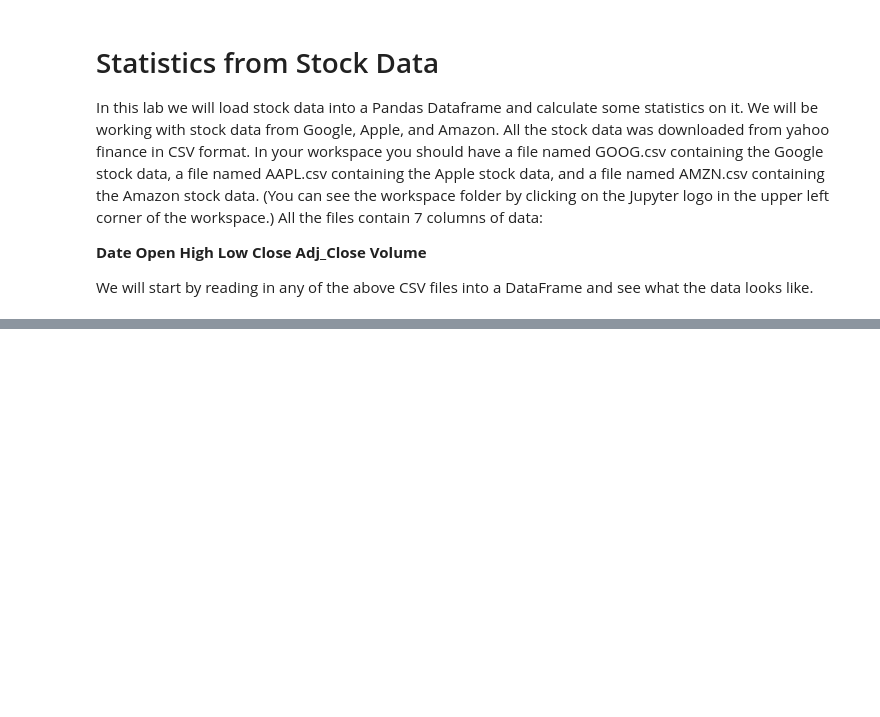
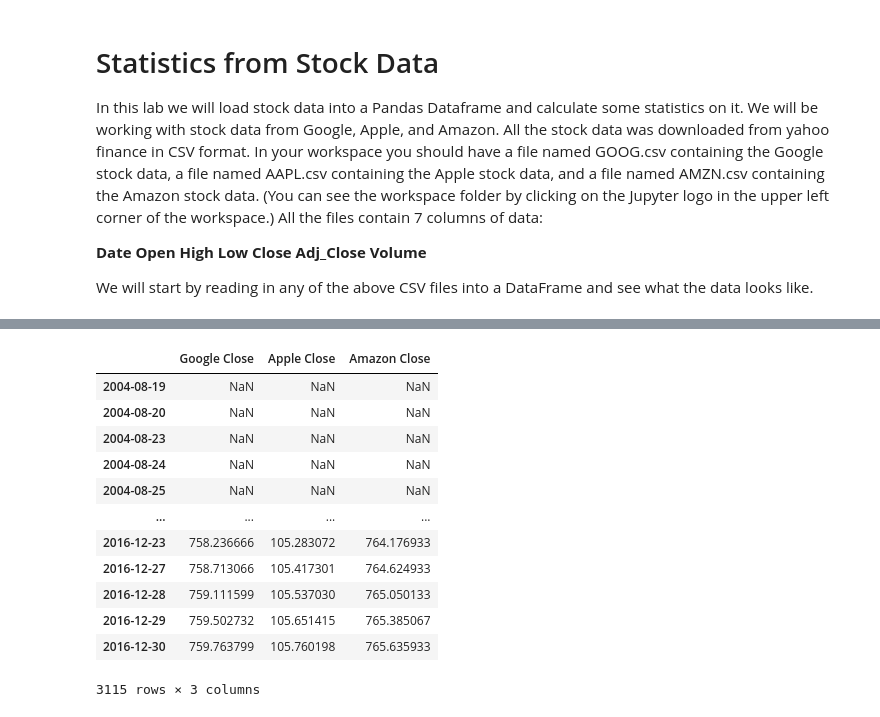
Before and after one commit to jensendarren/jupyter-notebooks, a Jupyter notebook: Pandas DataFrame Statistics from Stock Data.ipynb, the cells around one changed output, grey strips where cells are left out. Saved outputs shown, nothing was run; the diff lists cells and outputs as text; code cells hidden in the pictures; blank space fills up the shorter version.

```diff
--- a/Pandas DataFrame Statistics from Stock Data.ipynb
+++ b/Pandas DataFrame Statistics from Stock Data.ipynb
@@ -19,0 +185,16 @@ FileNotFoundError: [Errno 2] No such file or directory: './data/goog.csv'
+# %%
+rollingMean
+# %% [output]
+|  | Google Close | Apple Close | Amazon Close |
+| 2004-08-19 | NaN | NaN | NaN |
+| 2004-08-20 | NaN | NaN | NaN |
+| 2004-08-23 | NaN | NaN | NaN |
+| 2004-08-24 | NaN | NaN | NaN |
+| 2004-08-25 | NaN | NaN | NaN |
+| ... | ... | ... | ... |
+| 2016-12-23 | 758.236666 | 105.283072 | 764.176933 |
+| 2016-12-27 | 758.713066 | 105.417301 | 764.624933 |
+| 2016-12-28 | 759.111599 | 105.537030 | 765.050133 |
+| 2016-12-29 | 759.502732 | 105.651415 | 765.385067 |
+| 2016-12-30 | 759.763799 | 105.760198 | 765.635933 |
+3115 rows × 3 columns
```
Also changed, not shown: parts of 22 cells of this notebook.
